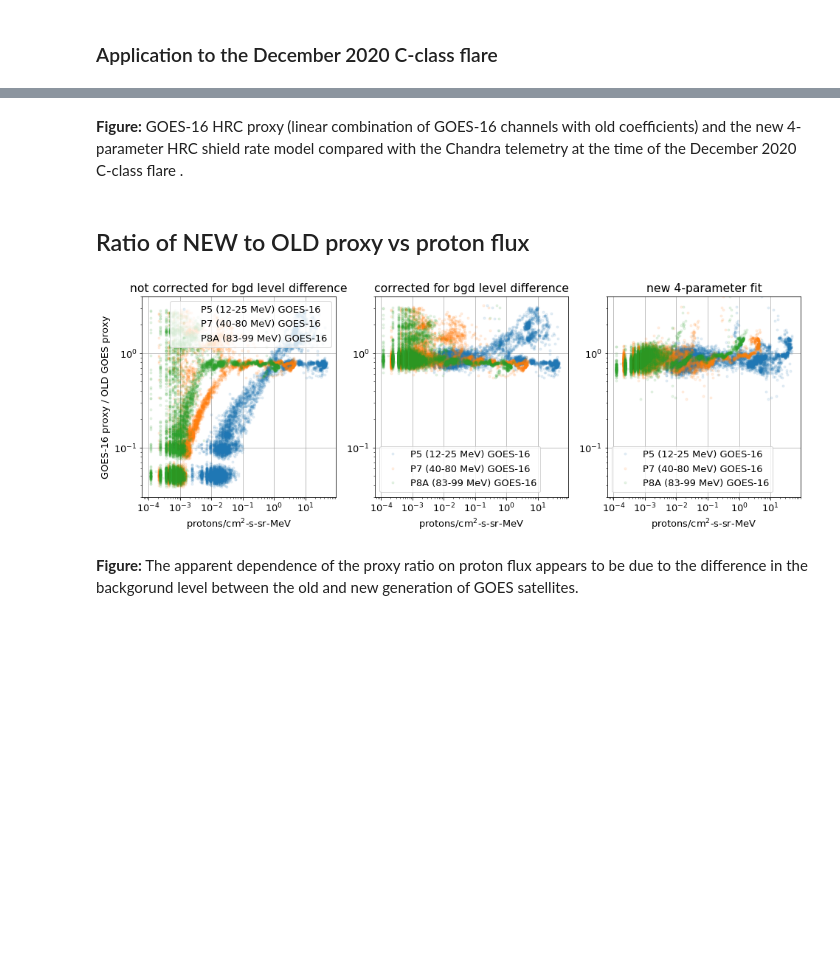
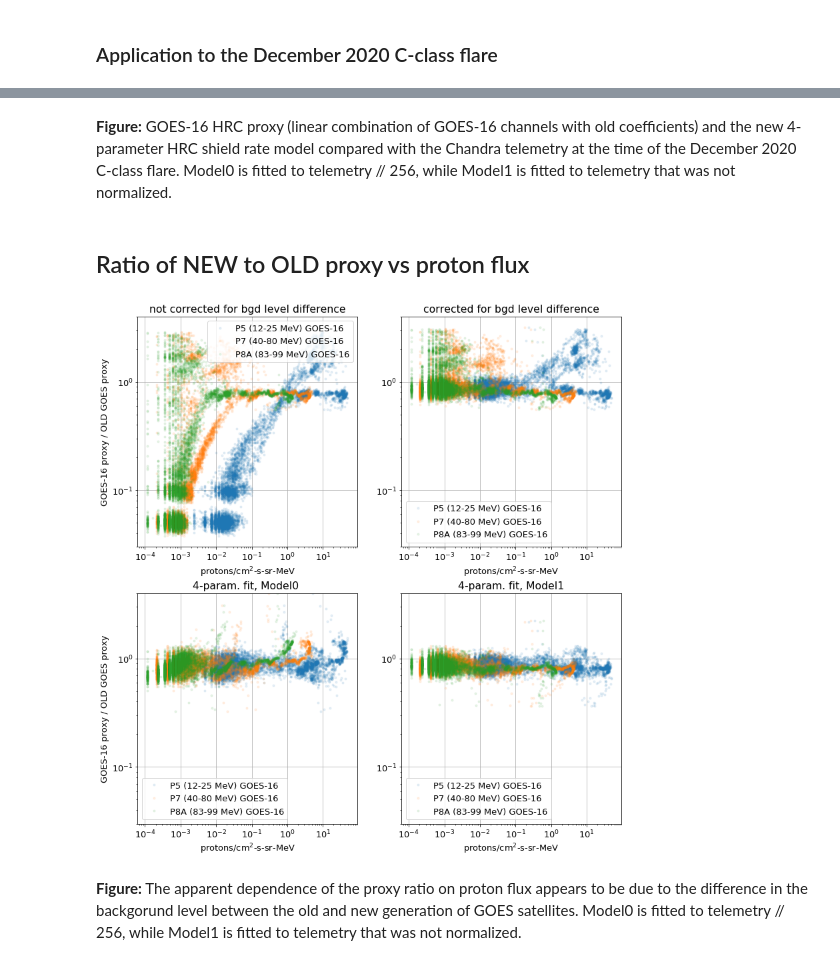
Before and after one commit to chandra-mta/mtanb, a Jupyter notebook: g16-hrc-proxy/flare-2017-HRC-shield-proxy-calibration.ipynb, the cells around one changed output, grey strips where cells are left out. Cells and saved outputs as stored; diff of their text form; code cells hidden in the pictures; blank space fills up the shorter version.

Commit message:
Included two fits: to telemetry scaled by 256, and to telemetry that was not scaled.

```diff
--- a/g16-hrc-proxy/flare-2017-HRC-shield-proxy-calibration.ipynb
+++ b/g16-hrc-proxy/flare-2017-HRC-shield-proxy-calibration.ipynb
@@ -480,15 +482,23 @@ plot_cxctime(goes_arc['secs'][arc2017_flt],
              color='lightgray', label="OLD GOES proxy")
 
 # HRC shield rate new proxy model (new data, new coefficients)
-model_2017 = hrc_shield_proxy(res.parvals,
-                              ProtonFluxes[:, k, 5],
-                              ProtonFluxes[:, k, 7],
-                              ProtonFluxes[:, k, 8])
-plot_cxctime(TimeStamp, model_2017, '-', lw=2,
-             color='k', label='Model')
+model0_2017 = hrc_shield_proxy(res0.parvals,
+                               ProtonFluxes[:, k, 5],
+                               ProtonFluxes[:, k, 7],
+                               ProtonFluxes[:, k, 8])
+plot_cxctime(TimeStamp, model0_2017, '-', lw=2,
+             color='k', label='Model0')
+
+# HRC shield rate new proxy model (new data, new coefficients)
+model1_2017 = hrc_shield_proxy(res1.parvals,
+                               ProtonFluxes[:, k, 5],
+                               ProtonFluxes[:, k, 7],
+                               ProtonFluxes[:, k, 8])
+plot_cxctime(TimeStamp, model1_2017 // 256, '-', lw=2,
+             color='y', label='Model1')
 
 # HRC shield rate, Chandra telemetry
-plot_cxctime(shld2017.times[shld2017_flt], shld2017.vals[shld2017_flt],
+plot_cxctime(shld2017.times[shld2017_flt], shld2017.vals[shld2017_flt] // 256,
              color='mediumseagreen', marker='.', ls='None', label=f"2SHLDART (HRC shield telemetry)")
 
 # Limits
@@ -531,5 +562,5 @@ plot_telemetry_proxy_model(arc2020_flt, HRCProxy_Cflare, hrcproxy_correction,
 # %% [markdown]
-__Figure:__ GOES-16 HRC proxy (linear combination of GOES-16 channels with old coefficients) and the new 4-parameter HRC shield rate model compared with the Chandra telemetry at the time of the December 2020 C-class flare .
+__Figure:__ GOES-16 HRC proxy (linear combination of GOES-16 channels with old coefficients) and the new 4-parameter HRC shield rate model compared with the Chandra telemetry at the time of the December 2020 C-class flare. Model0 is fitted to telemetry // 256, while Model1 is fitted to telemetry that was not normalized.
 # %% [markdown]
 ## Ratio of NEW to OLD proxy vs proton flux
 # %%
@@ -537,7 +569,7 @@ __Figure:__ GOES-16 HRC proxy (linear combination of GOES-16 channels with old c
 # on the time axis of the NOAA G16 data
 yout = interpolate(goes_arc['hrc_shield'][arc2017_flt], goes_arc['secs'][arc2017_flt], TimeStamp[:])
 # %%
-proxy_ratio = HRCProxy_2017[:, k] / yout
+proxy_ratio = (HRCProxy_2017[:, k] // 256) / yout
 # %%
 hrcproxy_correction = 16
-proxy_ratio_bgd_corrected = (HRCProxy_2017[:, k] + hrcproxy_correction) / yout
+proxy_ratio_bgd_corrected = (HRCProxy_2017[:, k] // 256 + hrcproxy_correction) / yout
@@ -546,17 +576,23 @@ proxy_ratio_new_fit = model_2017 / yout
+# %%
+proxy_ratio_new_fit0 = model0_2017 / yout
+proxy_ratio_new_fit1 = (model1_2017 // 256) / yout
 # %%
-plt.figure(figsize=(16, 5))
+plt.figure(figsize=(13, 14))
 
-plt.subplot(1, 3, 1)
+plt.subplot(2, 2, 1)
 plot_proxy_ratio(proxy_ratio, 'not corrected for bgd level difference')
 
-plt.subplot(1, 3, 2)
+plt.subplot(2, 2, 2)
 plot_proxy_ratio(proxy_ratio_bgd_corrected, 'corrected for bgd level difference')
 plt.ylabel('')
 
-plt.subplot(1, 3, 3)
-plot_proxy_ratio(proxy_ratio_new_fit, 'new 4-parameter fit')
+plt.subplot(2, 2, 3)
+plot_proxy_ratio(proxy_ratio_new_fit0, '4-param. fit, Model0 ')
+
+plt.subplot(2, 2, 4)
+plot_proxy_ratio(proxy_ratio_new_fit1, '4-param. fit, Model1')
 plt.ylabel('');
 # %% [output]
-[figure, old version]
+[figure, new version]
 # %% [markdown]
-__Figure:__ The apparent dependence of the proxy ratio on proton flux appears to be due to the difference in the backgorund level between the old and new generation of GOES satellites.
+__Figure:__ The apparent dependence of the proxy ratio on proton flux appears to be due to the difference in the backgorund level between the old and new generation of GOES satellites. Model0 is fitted to telemetry // 256, while Model1 is fitted to telemetry that was not normalized.
```
Also changed, not shown: parts of 16 cells of this notebook.
